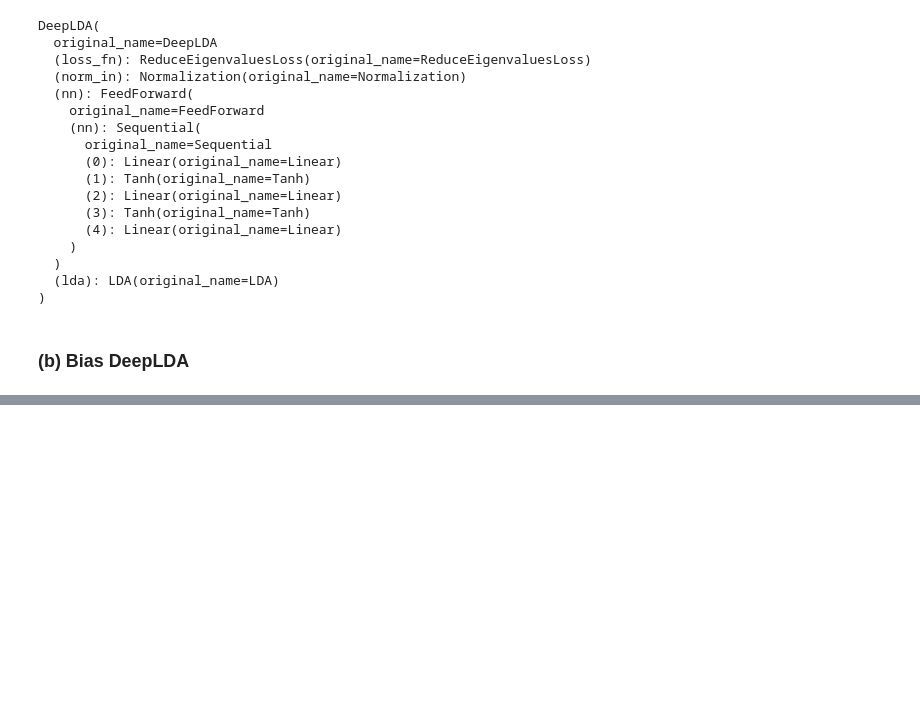
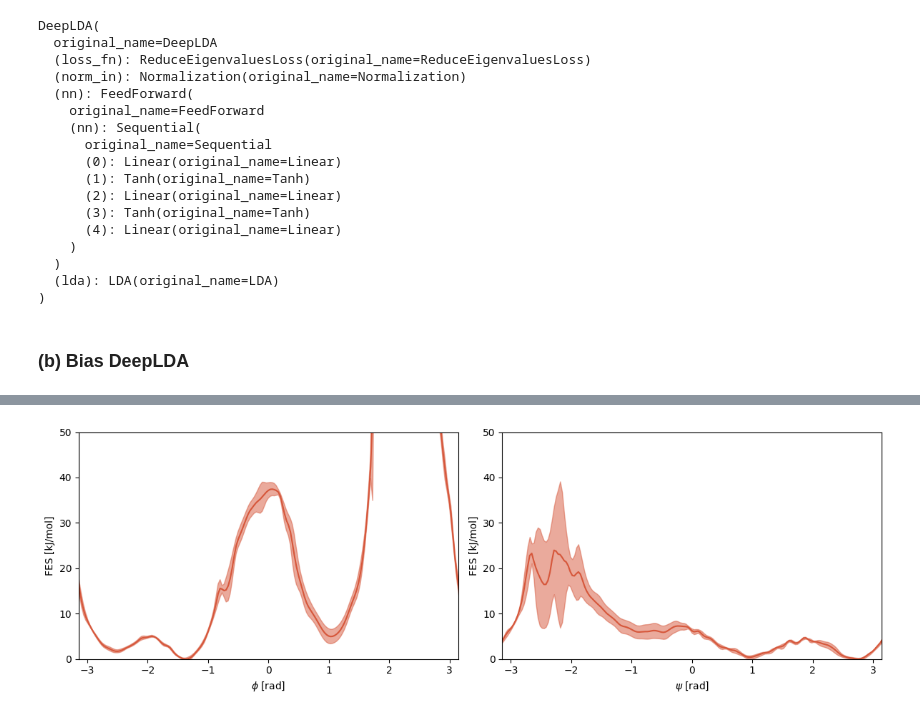
Before and after one commit to danibrb/ML-CV, a Jupyter notebook: notebook/04_full.ipynb, the cells around one changed output, grey strips where cells are left out. Saved outputs shown, nothing was run; the diff lists cells and outputs as text; code cells hidden in the pictures; blank space fills up the shorter version.

```diff
--- a/notebook/04_full.ipynb
+++ b/notebook/04_full.ipynb
@@ -589,0 +709,39 @@ DeepLDA(
+# %%
+phi_ml = colvar_ml['phi'].values
+psi_ml = colvar_ml['psi'].values
+w_ml = np.exp(colvar_ml['metad.bias'].values/kbT)
+
+bandwidth = 0.05
+
+phi_ml, w_phi_ml = augment_periodic(phi_ml,w_ml,bandwidth)
+psi_ml, w_psi_ml = augment_periodic(psi_ml,w_ml,bandwidth)
+# %%
+# compute weights
+kbT = 2.5
+
+#w = np.exp(colvar['metad.bias'].values/kbT)
+
+#phi = colvar['phi'].values
+
+fig,axs = plt.subplots(1,2,figsize=(12,4),dpi=100)
+ax = axs[0]
+fes,grid,bounds,error = compute_fes(phi_ml, weights=w_phi_ml, kbt=kbT,
+                                    blocks=5, bandwidth=bandwidth,
+                                    plot=True, ax = ax)
+ax.set_xlabel(r'$\phi$ [rad]')
+ax.set_ylabel('FES [kJ/mol]')
+ax.set_xlim(-np.pi,np.pi)
+ax.set_ylim(0,50)
+
+ax = axs[1]
+fes,grid,bounds,error = compute_fes(psi_ml, weights=w_psi_ml, kbt=kbT,
+                                    blocks=5, bandwidth=bandwidth,
+                                    plot=True, ax = ax)
+ax.set_xlabel(r'$\psi$ [rad]')
+ax.set_ylabel('FES [kJ/mol]')
+ax.set_xlim(-np.pi,np.pi)
+ax.set_ylim(0,50)
+
+plt.tight_layout()
+# %% [output]
+[figure, added]
```
Also changed, not shown: parts of 17 cells of this notebook, 1 other file.
